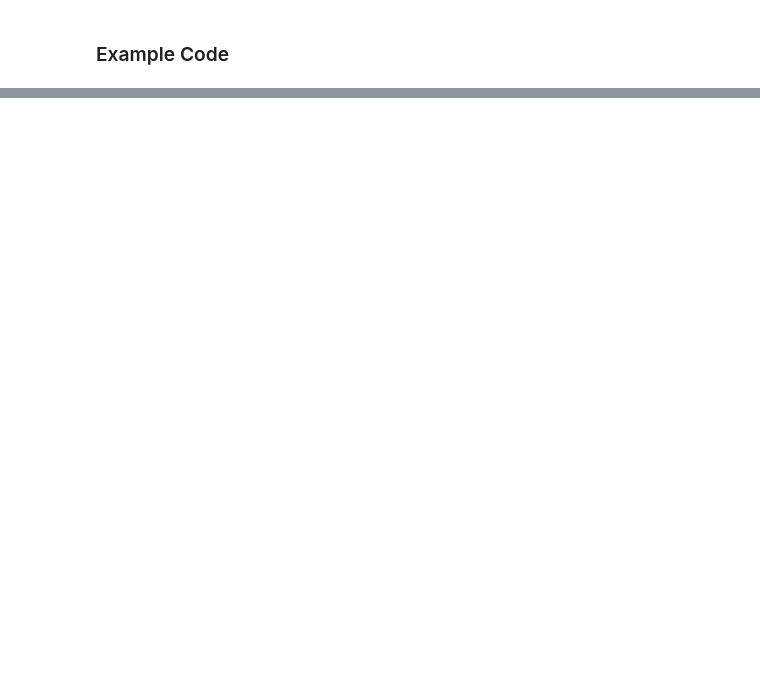
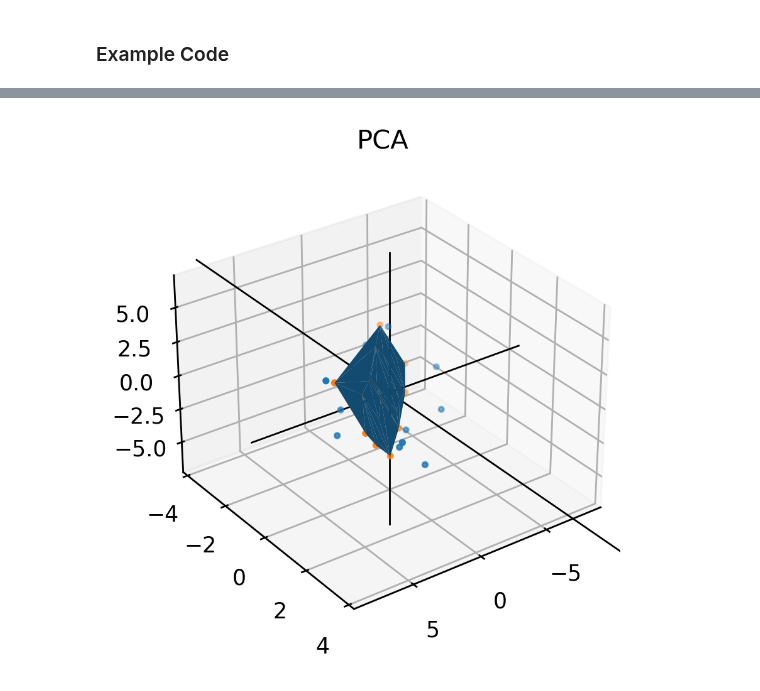
Before and after one commit to aminrahimian/data-for-good, a Jupyter notebook: principal-components-analysis-(still working).ipynb, the cells around one changed output, grey strips where cells are left out. Saved outputs shown, nothing was run; the diff lists cells and outputs as text; code cells hidden in the pictures; blank space fills up the shorter version.

```diff
--- a/principal-components-analysis-(still working).ipynb
+++ b/principal-components-analysis-(still working).ipynb
@@ -274,0 +257,4 @@ plt.show()
+# %%
+#Take the mean point as the origin
+data_normal = data-data.mean(0)
+data_normal
@@ -274,0 +313,11 @@ plt.show()
+# %%
+#Calculate covariance matrix
+C = np.cov(data_normal.T)
+
+#Calculate eigenvalues and eigenvectors
+vals, vecs = np.linalg.eig(C)
+
+#Reorder, from large to small
+vecs = vecs[:,np.argsort(-vals)]
+vals = vals[np.argsort(-vals)]
+vals,vecs
@@ -274,0 +329,5 @@ plt.show()
+# %%
+#Make projection data
+zcf = np.matmul(data_normal,vecs[:,:2])
+data_ = np.matmul(zcf,vecs[:,:2].T)+data.mean(0)
+data_
@@ -274,0 +355,38 @@ plt.show()
+# %%
+#Separating data
+X = data[:,0]
+Y = data[:,1]
+Z = data[:,2]
+X_ = data_[:,0]
+Y_ = data_[:,1]
+Z_ = data_[:,2]
+
+for i in range(35,55):
+    #Animation
+    import IPython
+    IPython.display.clear_output(wait=True)
+    fig = plt.figure(1,(6,4),dpi = 250)
+    ax = fig.gca(projection='3d')
+    plt.cla()
+
+    #Draw Scatter
+    ax.scatter(X,Y,Z,s=5,label='origin data')
+    ax.scatter(X_,Y_,Z_,s=5,label='restructured data')
+
+    #Draw 3D plane
+    ax.plot_trisurf(X_, Y_, Z_)
+
+    #Draw xyz axis
+    ax.plot([0,0],[0,0],[-10,10],c = 'black',linewidth = 0.8)
+    ax.plot([0,0],[-10,10],[0,0],c = 'black',linewidth = 0.8)
+    ax.plot([-10,10],[0,0],[0,0],c = 'black',linewidth = 0.8)
+
+    #Drawing range
+    ax.view_init(azim=i)
+    plt.xlim(-X.max(), X.max())
+    plt.ylim(-Y.max(), Y.max())
+    ax.set_zlim(-Z.max(),Z.max())
+    plt.title('PCA')
+    plt.show()
+# %% [output]
+[figure, added]
```
Also changed, not shown: parts of 23 cells of this notebook.
